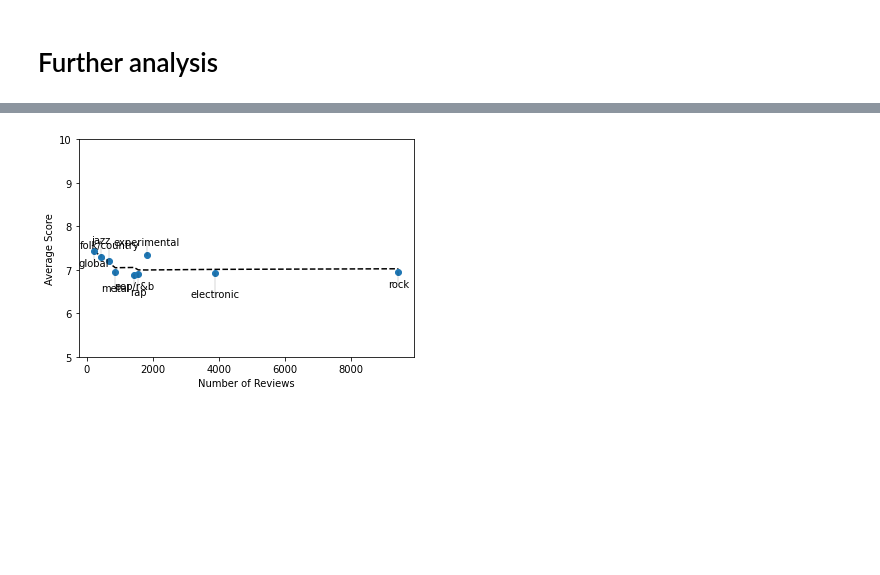
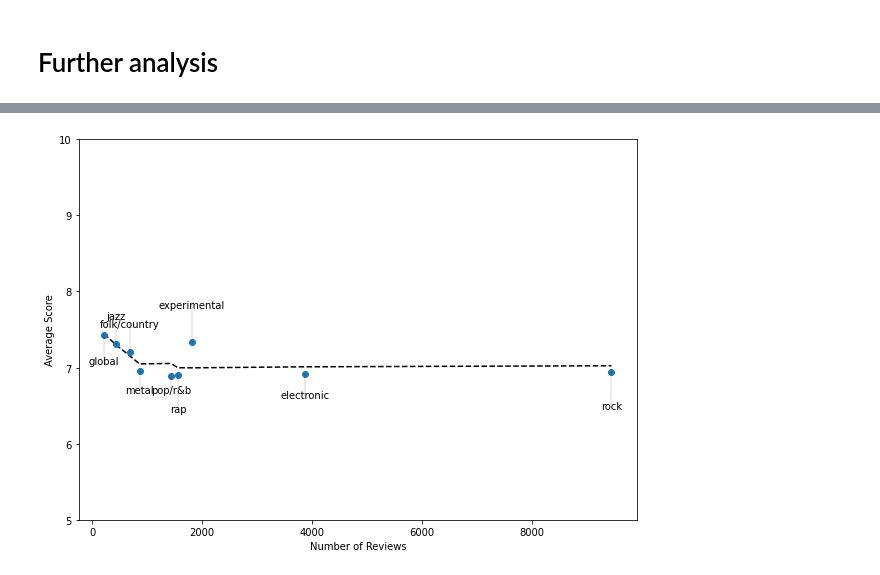
Before and after one commit to obsqyr/TDDE16-project, a Jupyter notebook: lyrics-classifier.ipynb, the cells around one changed output, grey strips where cells are left out. Saved outputs shown, nothing was run; the diff lists cells and outputs as text; code cells hidden in the pictures; blank space fills up the shorter version.

```diff
--- a/lyrics-classifier.ipynb
+++ b/lyrics-classifier.ipynb
@@ -413,32 +433,32 @@ reviews = pd.read_sql('SELECT * FROM reviews', con)
 genres = pd.read_sql('SELECT * FROM genres', con)
 con.close()
 
-
+plt.figure(figsize=(10,7))
 genre_data = pd.merge(reviews[['reviewid','score']], genres,
                   on = 'reviewid')
 
 g = genre_data.groupby('genre')
 table = g['score'].agg(['count', 'mean', 'std']).reset_index()
 
 # plot the average at each level of count
 avgline = table.groupby('count')['mean'].mean().reset_index()
 avgline['mean'] = savgol_filter(avgline['mean'], 5, 1)
 plt.plot(avgline['count'], avgline['mean'],'k--')
 
 plt.plot(table['count'],table['mean'],'o', alpha = 1)
 
 for j, row in table.iterrows():
     curr_avg = float(avgline.loc[avgline['count'] == row['count'], 'mean'])
     jitter = np.random.uniform(0.1, high = 0.5)
     if row['mean'] < curr_avg: jitter*= -1.0
 
     plt.plot([row['count'], row['count']], [row['mean'], row['mean'] + jitter], 'k-', alpha = 0.1)
     plt.text(row['count'], row['mean'] + jitter, row['genre'],
              ha = 'center', va = 'center')
 
 plt.ylabel('Average Score')
 plt.xlabel('Number of Reviews')
 plt.ylim([5, 10])
 plt.show()
 # %% [output]
-[figure, old version]
+[figure, new version]
```
Also changed, not shown: parts of 10 cells of this notebook, 2 other files.
